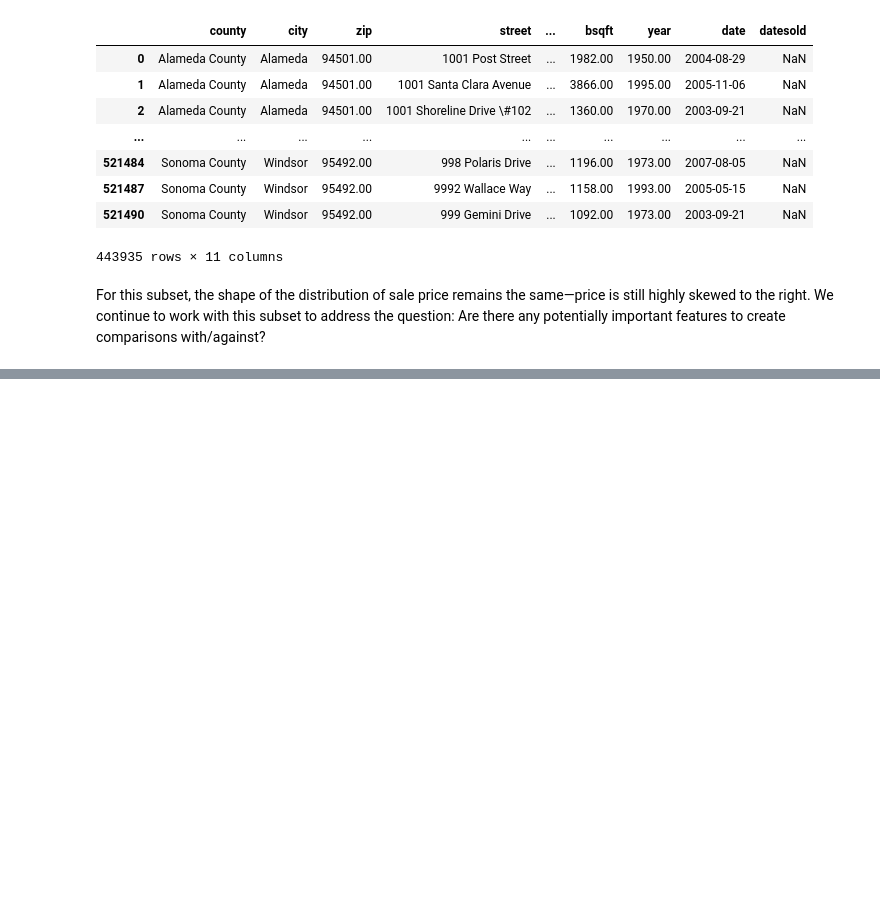
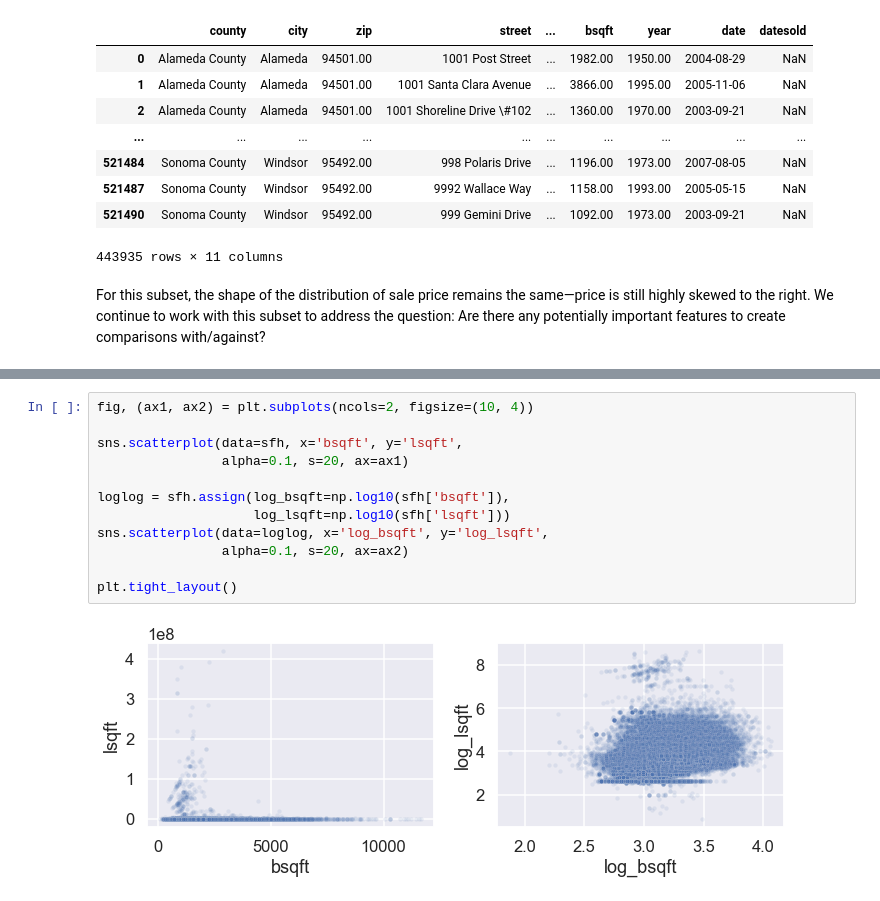
Before and after one commit to shirleytemples/data_science_techniques, a Jupyter notebook: Desktop/Data100/eda_example.ipynb, the cells around one changed output, grey strips where cells are left out. Drawn from its saved outputs; the diff is of its cells as text; blank space fills up the shorter version.

```diff
--- a/Desktop/Data100/eda_example.ipynb
+++ b/Desktop/Data100/eda_example.ipynb
@@ -181,0 +207,14 @@ For this subset, the shape of the distribution of sale price remains the same—
+# %%
+fig, (ax1, ax2) = plt.subplots(ncols=2, figsize=(10, 4))
+
+sns.scatterplot(data=sfh, x='bsqft', y='lsqft',
+                alpha=0.1, s=20, ax=ax1)
+
+loglog = sfh.assign(log_bsqft=np.log10(sfh['bsqft']),
+                    log_lsqft=np.log10(sfh['lsqft']))
+sns.scatterplot(data=loglog, x='log_bsqft', y='log_lsqft',
+                alpha=0.1, s=20, ax=ax2)
+
+plt.tight_layout()
+# %% [output]
+[figure, added]
```
Also changed, not shown: parts of 34 cells of this notebook.
